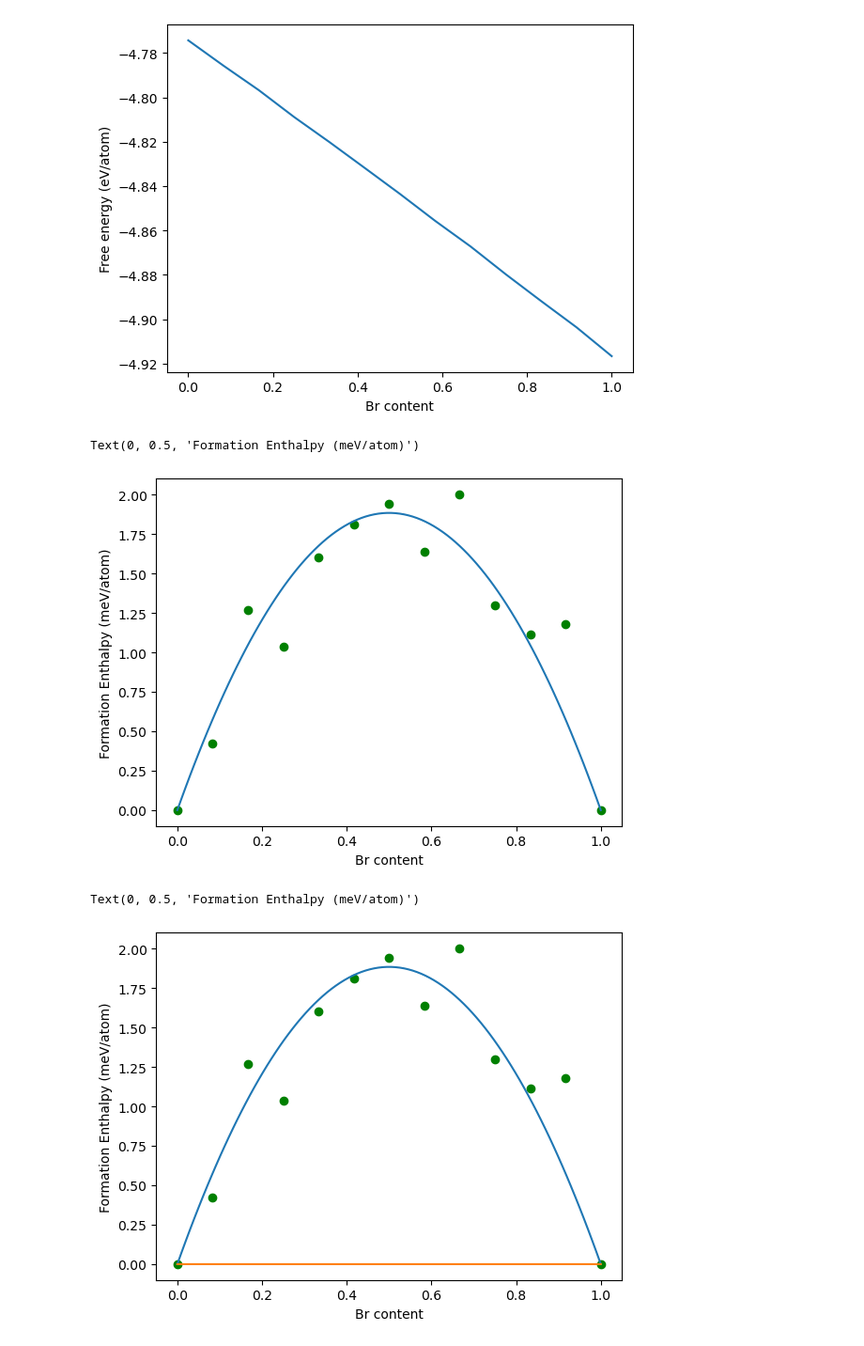
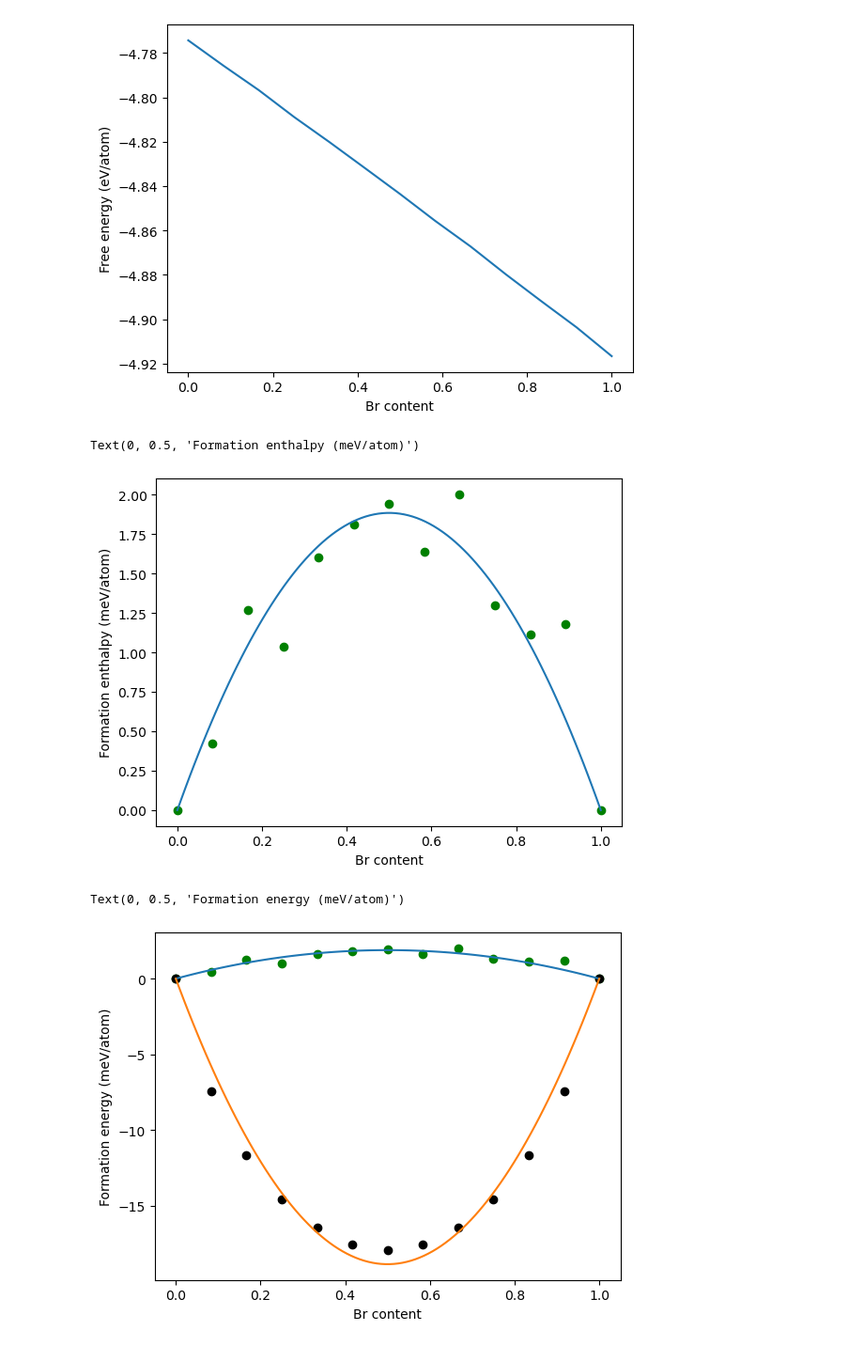
Before and after one commit to SAMAece/Jupyterlab, a Jupyter notebook: Used/Mixing_energy/mixing_energy.ipynb, the cells around one changed output. Shown at 94% size. Saved outputs shown, nothing was run; the diff lists cells and outputs as text; code cells hidden in the pictures.

```diff
--- a/Used/Mixing_energy/mixing_energy.ipynb
+++ b/Used/Mixing_energy/mixing_energy.ipynb
@@ -56,9 +55,9 @@ y_fit1 = constrain(np.linspace(0,1,100), *popt1)
 plt.scatter(df.x,df.dH, marker='o', color = "green")
 plt.plot(np.linspace(0,1,100),y_fit1)
 plt.xlabel('Br content')
-plt.ylabel('Formation Enthalpy (meV/atom)')
+plt.ylabel('Formation enthalpy (meV/atom)')
 # %% [output]
-Text(0, 0.5, 'Formation Enthalpy (meV/atom)')
+Text(0, 0.5, 'Formation enthalpy (meV/atom)')
 [figure]
 # %%
 # input Boltzmann constant (eV/K)
@@ -71,23 +70,24 @@ df.loc[1:11, "dS"] = middle.values
 df.loc[0,"dS"] = 0
 df.loc[12,"dS"] = 0
 
-# 300K temperature
-#df.dS = df.dS * 300
+# 300K temperature and change to meV
+df.dS = df.dS * 300000
 # %%
 # fitting dS points
 def constrain(x,a):
     return -a*x**2+a*x
 
 popt2, pcov2 = curve_fit(constrain, df.x, df.dS)
 y_fit2 = constrain(np.linspace(0,1,100), *popt2)
 
 
 
 plt.scatter(df.x,df.dH, marker='o', color = "green")
+plt.scatter(df.x,df.dS, marker='o', color = "black")
 plt.plot(np.linspace(0,1,100),y_fit1)
 plt.plot(np.linspace(0,1,100),y_fit2)
 plt.xlabel('Br content')
-plt.ylabel('Formation Enthalpy (meV/atom)')
+plt.ylabel('Formation energy (meV/atom)')
 # %% [output]
-Text(0, 0.5, 'Formation Enthalpy (meV/atom)')
+Text(0, 0.5, 'Formation energy (meV/atom)')
-[figure, old version]
+[figure, new version]
```
Also changed, not shown: parts of 1 cell of this notebook, 1 other file.
